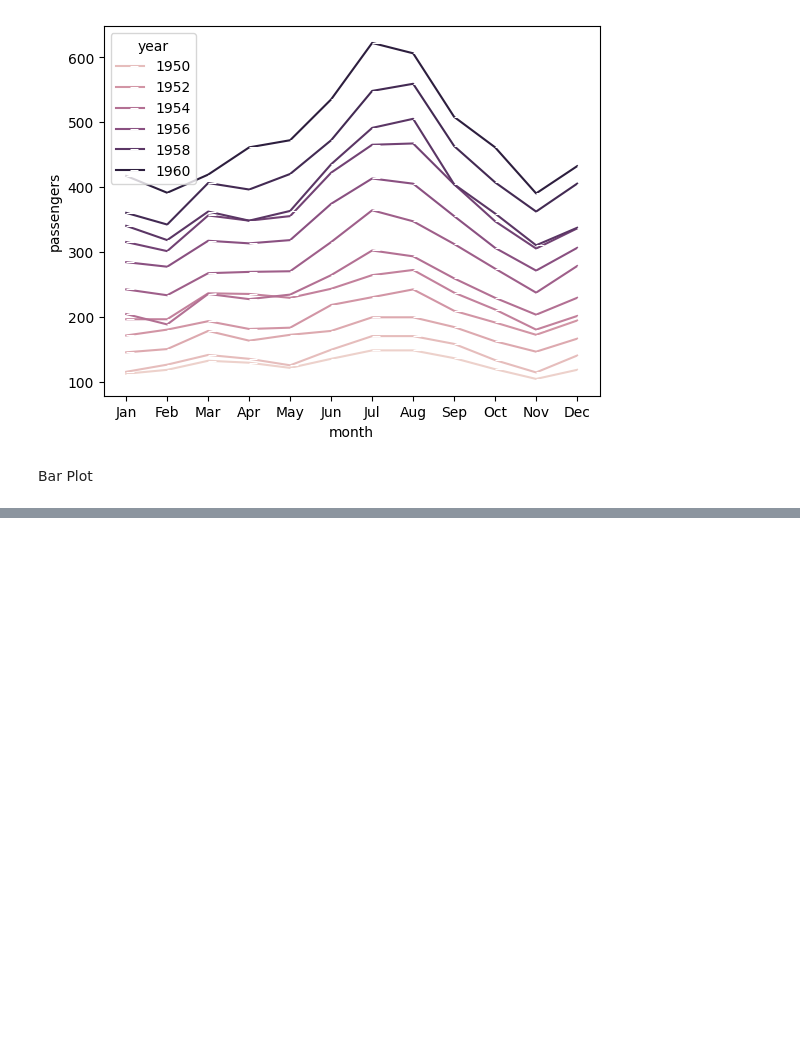
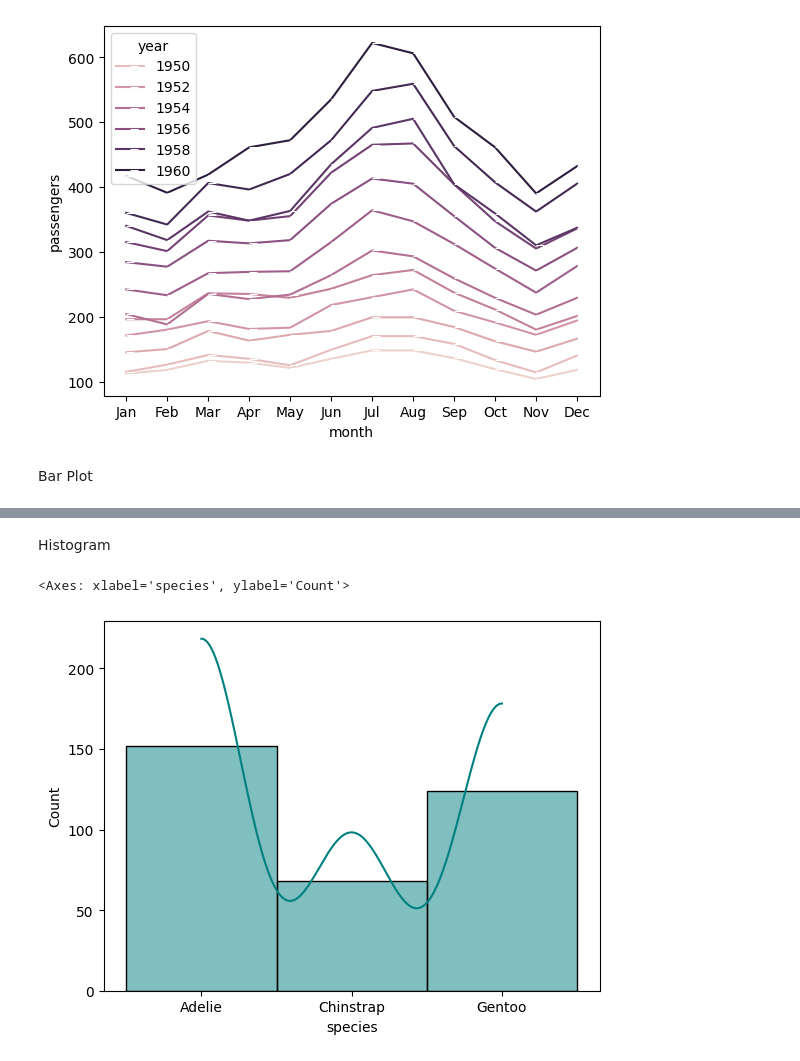
Before and after one commit to Chandni-R53/Data-Science-Fundamentals, a Jupyter notebook: seaborn/seaborn_basics.ipynb, the cells around one changed output, grey strips where cells are left out. Saved outputs shown, nothing was run; the diff lists cells and outputs as text; code cells hidden in the pictures; blank space fills up the shorter version.

```diff
--- a/seaborn/seaborn_basics.ipynb
+++ b/seaborn/seaborn_basics.ipynb
@@ -50,0 +79,9 @@ Bar Plot
+# %% [markdown]
+Histogram
+# %%
+sns.histplot(x="species",data=penguin,bins=5, kde=True, color="teal")
+#bins = number of bars
+#kde adds a smooth curve showing the distribution of the data
+# %% [output]
+<Axes: xlabel='species', ylabel='Count'>
+[figure, added]
```
Also changed, not shown: parts of 12 cells of this notebook.
